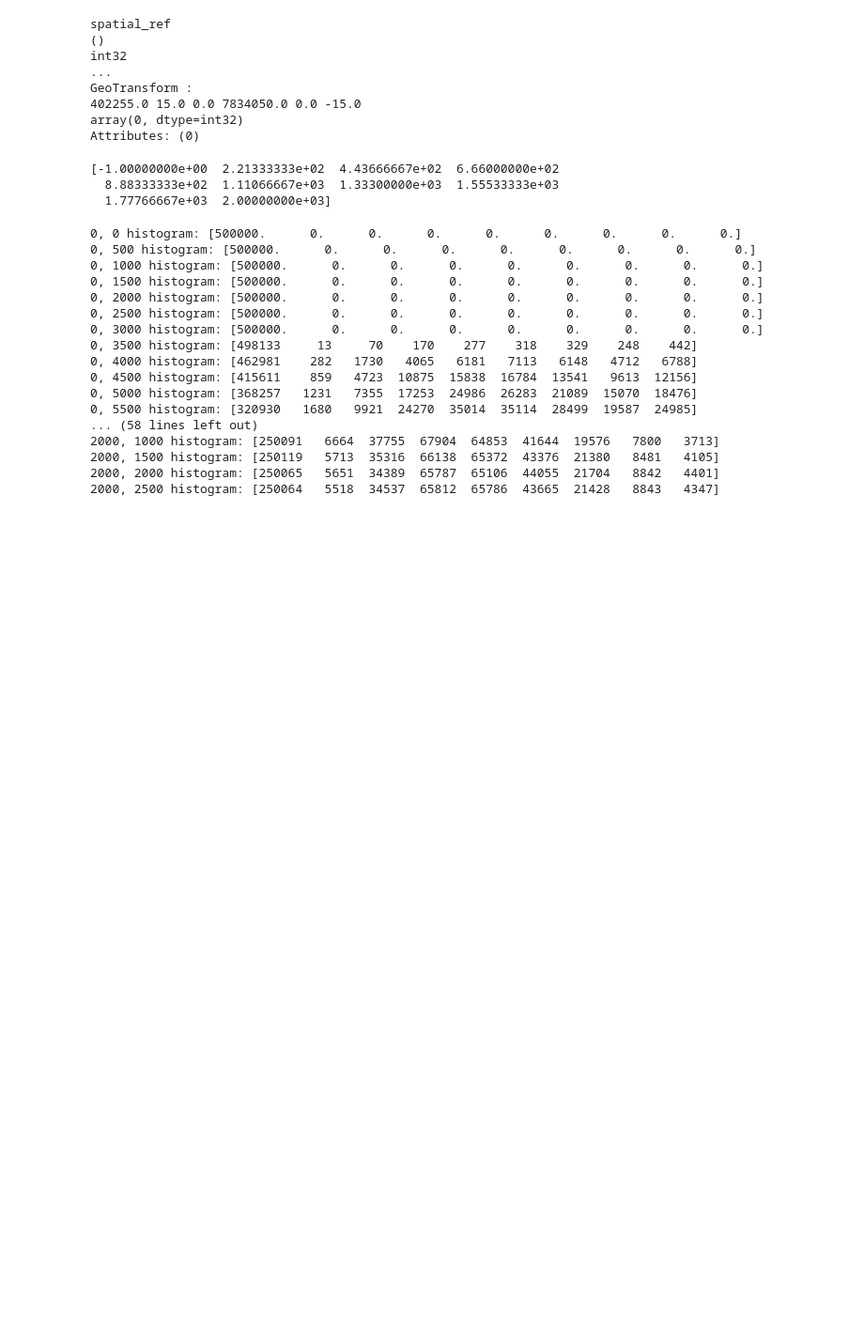
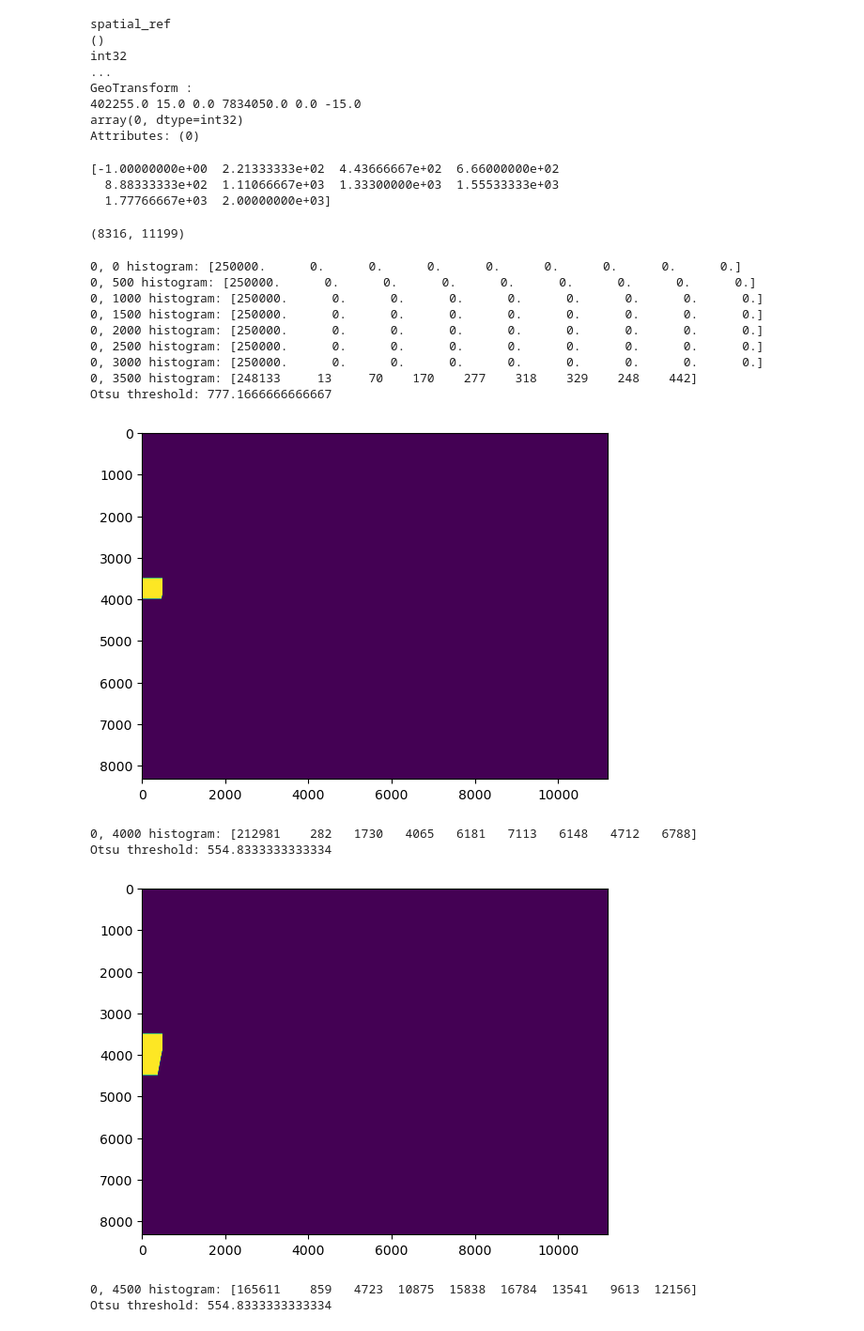
Before and after one commit to oceanhackweek/ohw23_proj_oil, a Jupyter notebook: oil_chunk_example.ipynb, the cells around one changed output. Shown: that part at 94% size. Cells and saved outputs as stored; diff of their text form; code cells hidden in the pictures; blank space fills up the shorter version.

Commit message:
Added mask generation the example notebook
Use Otsu to determine a threshold value, and gaussian smoothing to reduce noise.  Currently hard-coded the mask size.

```diff
--- a/oil_chunk_example.ipynb
+++ b/oil_chunk_example.ipynb
@@ -110,6 +109,32 @@ def process_chunk(chunk):
   8.88333333e+02  1.11066667e+03  1.33300000e+03  1.55533333e+03
   1.77766667e+03  2.00000000e+03]
 # %%
+def get_otsu_threshold(hist):
+    hist = np.divide(hist.ravel(), hist.max())
+
+    # Calculate centers of bins
+    bin_mids = (bins[:-1] + bins[1:]) / 2.
+
+    # Iterate over all thresholds (indices) and get the probabilities w1(t), w2(t)
+    weight1 = np.cumsum(hist)
+    weight2 = np.cumsum(hist[::-1])[::-1]
+
+    # Get the class means mu0(t)
+    mean1 = np.cumsum(hist * bin_mids) / weight1
+    # Get the class means mu1(t)
+    mean2 = (np.cumsum((hist * bin_mids)[::-1]) / weight2[::-1])[::-1]
+
+    inter_class_variance = weight1[:-1] * weight2[1:] * (mean1[:-1] - mean2[1:]) ** 2
+
+    # Maximize the inter_class_variance function val
+    index_of_max_val = np.argmax(inter_class_variance)
+
+    threshold = bin_mids[:-1][index_of_max_val]
+    return threshold
+
+from scipy.ndimage import gaussian_filter
+mask = np.zeros((8316, 11199), dtype=np.uint8) #Hack: hard coding dimensions
+print(mask.shape)
 #This will create N levels of chunk size (like a pyramid).
 def pyramid(data_array, levels=[500, 250, 100]):
   res = []
@@ -131,31 +156,46 @@ def pyramid(data_array, levels=[500, 250, 100]):
         print(f"{idx[i]}, {idy[j]} histogram: {histogram.to_numpy()}")
         #upper left corner of the chunk
         #size of the chunk (i.e. level)
-        #histogram as a DataArray
+        #histogram as a np array (I'm just more familiary with numpy)
+        histogram = histogram.to_numpy()
         res.append({'x' : idx[i], 'y' : idy[j], 'chunksize' : chunksize, 'histogram' : histogram})
+        if sum(histogram[1:]) == 0: continue
+        th = get_otsu_threshold(histogram) #adaptively determine between threshold to get a binary mask
+        print(f"Otsu threshold: {th}")
+        chunk = chunk.to_array().to_numpy()[0,:] #assuming band_data is at index 0
+        chunk = gaussian_filter(chunk, sigma=5)  #smo
+
+        #chunk = ((chunk < th) & (chunk > 0)).astype(np.uint8)
+        chunk = (chunk < th).astype(np.uint8)
+        h, w = chunk.shape[-2:]
+        x, y = idx[i], idy[j]
+        mask[y:y+h, x:x+w] = chunk
+        plt.imshow(mask)
+        plt.show()
         ####
         # Do something with the result of the process_chunk function
         #
         ####
   return res
+# %% [output]
+(8316, 11199)
 # %%
 #This will be slow :(
 histogram_dict = pyramid(ds, levels=[500])
+plt.imshow(mask)
 # %% [output]
-0, 0 histogram: [500000.      0.      0.      0.      0.      0.      0.      0.      0.]
-0, 500 histogram: [500000.      0.      0.      0.      0.      0.      0.      0.      0.]
-0, 1000 histogram: [500000.      0.      0.      0.      0.      0.      0.      0.      0.]
-0, 1500 histogram: [500000.      0.      0.      0.      0.      0.      0.      0.      0.]
-0, 2000 histogram: [500000.      0.      0.      0.      0.      0.      0.      0.      0.]
-0, 2500 histogram: [500000.      0.      0.      0.      0.      0.      0.      0.      0.]
-0, 3000 histogram: [500000.      0.      0.      0.      0.      0.      0.      0.      0.]
-0, 3500 histogram: [498133     13     70    170    277    318    329    248    442]
-0, 4000 histogram: [462981    282   1730   4065   6181   7113   6148   4712   6788]
-0, 4500 histogram: [415611    859   4723  10875  15838  16784  13541   9613  12156]
-0, 5000 histogram: [368257   1231   7355  17253  24986  26283  21089  15070  18476]
-0, 5500 histogram: [320930   1680   9921  24270  35014  35114  28499  19587  24985]
-... (58 lines left out)
-2000, 1000 histogram: [250091   6664  37755  67904  64853  41644  19576   7800   3713]
-2000, 1500 histogram: [250119   5713  35316  66138  65372  43376  21380   8481   4105]
-2000, 2000 histogram: [250065   5651  34389  65787  65106  44055  21704   8842   4401]
-2000, 2500 histogram: [250064   5518  34537  65812  65786  43665  21428   8843   4347]
+0, 0 histogram: [250000.      0.      0.      0.      0.      0.      0.      0.      0.]
+0, 500 histogram: [250000.      0.      0.      0.      0.      0.      0.      0.      0.]
+0, 1000 histogram: [250000.      0.      0.      0.      0.      0.      0.      0.      0.]
+0, 1500 histogram: [250000.      0.      0.      0.      0.      0.      0.      0.      0.]
+0, 2000 histogram: [250000.      0.      0.      0.      0.      0.      0.      0.      0.]
+0, 2500 histogram: [250000.      0.      0.      0.      0.      0.      0.      0.      0.]
+0, 3000 histogram: [250000.      0.      0.      0.      0.      0.      0.      0.      0.]
+0, 3500 histogram: [248133     13     70    170    277    318    329    248    442]
+Otsu threshold: 777.1666666666667
+[figure, added]
+0, 4000 histogram: [212981    282   1730   4065   6181   7113   6148   4712   6788]
+Otsu threshold: 554.8333333333334
+[figure, added]
+0, 4500 histogram: [165611    859   4723  10875  15838  16784  13541   9613  12156]
+Otsu threshold: 554.8333333333334
```
Also changed, not shown: parts of 3 cells of this notebook.
